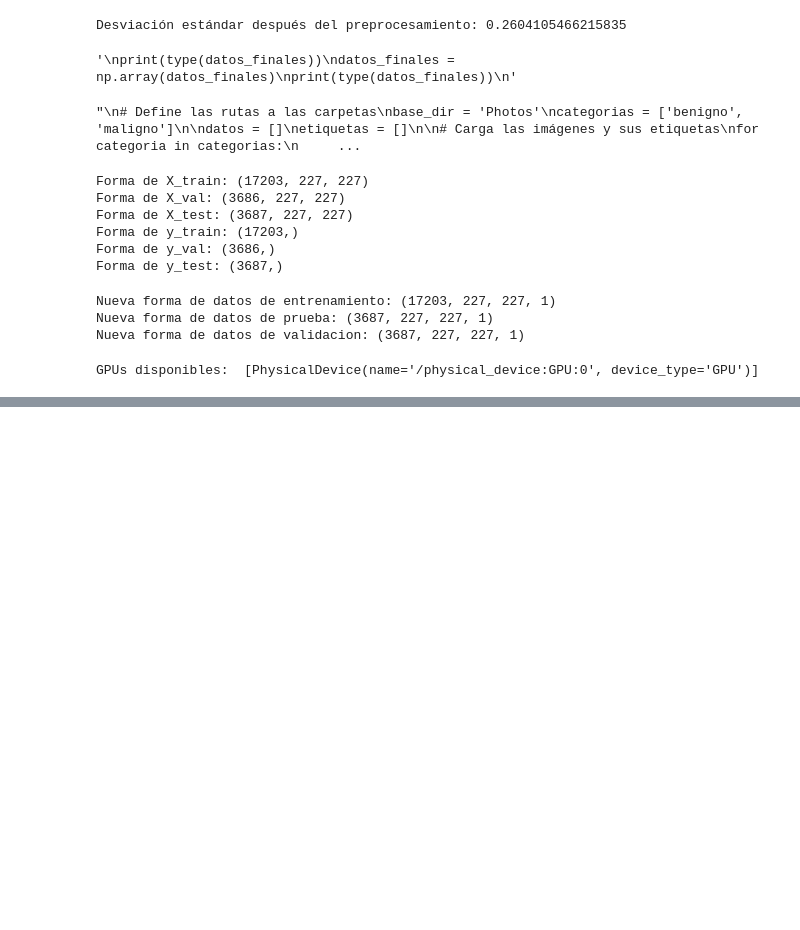
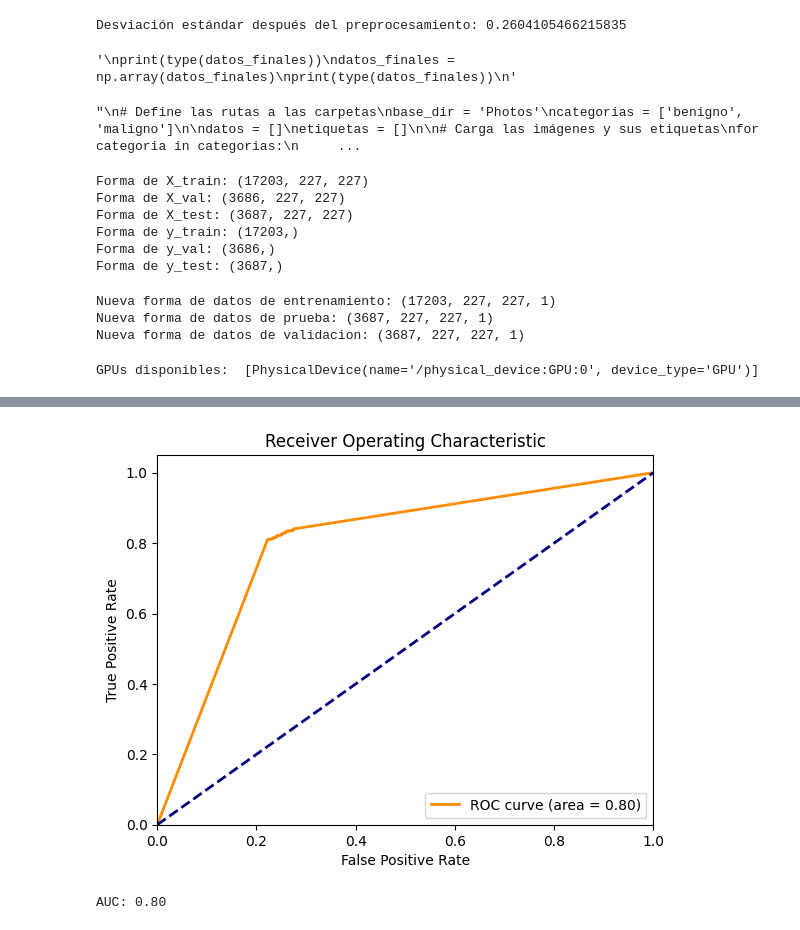
Before and after one commit to AndreaCTS/Semillero, a Jupyter notebook: clasificacionCNN.ipynb, the cells around one changed output, grey strips where cells are left out. Cells and saved outputs as stored; diff of their text form; code cells hidden in the pictures; blank space fills up the shorter version.

```diff
--- a/clasificacionCNN.ipynb
+++ b/clasificacionCNN.ipynb
@@ -382,0 +410,30 @@ import matplotlib.image as mpimg
+# %%
+from sklearn.metrics import roc_curve, auc
+import matplotlib.pyplot as plt
+
+# Use the trained model to predict probabilities for the test set
+y_pred_prob = model.predict(X_test)
+
+# Convert y_pred_prob to a 1-dimensional array if it's 2-dimensional with only one column
+if y_pred_prob.shape[1] == 1:
+    y_pred_prob = y_pred_prob.ravel()
+
+# Calculate the ROC curve
+fpr, tpr, thresholds = roc_curve(y_test, y_pred_prob)
+roc_auc = auc(fpr, tpr)
+
+# Plot the ROC curve
+plt.figure()
+plt.plot(fpr, tpr, color='darkorange', lw=2, label=f'ROC curve (area = {roc_auc:.2f})')
+plt.plot([0, 1], [0, 1], color='navy', lw=2, linestyle='--')
+plt.xlim([0.0, 1.0])
+plt.ylim([0.0, 1.05])
+plt.xlabel('False Positive Rate')
+plt.ylabel('True Positive Rate')
+plt.title('Receiver Operating Characteristic')
+plt.legend(loc='lower right')
+plt.show()
+
+# Print the AUC score
+print(f'AUC: {roc_auc:.2f}')
+# %% [output]
@@ -383,3 +441,5 @@ import matplotlib.image as mpimg
+[figure, added]
+AUC: 0.80
 # %%
 # Obtener clases y etiquetas
 classes = {0: 'benigno', 1: 'maligno'}
```
Also changed, not shown: parts of 8 cells of this notebook.
